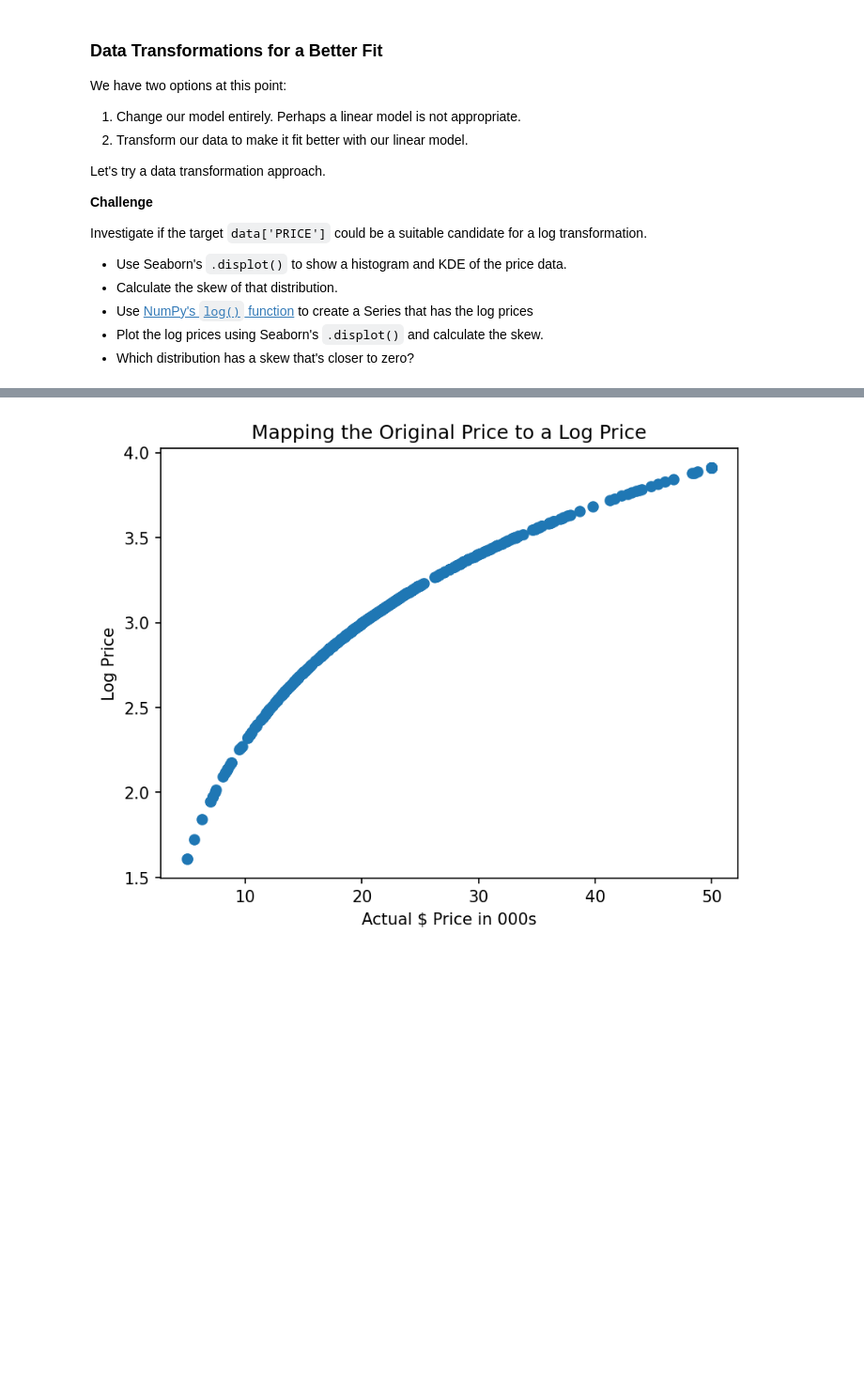
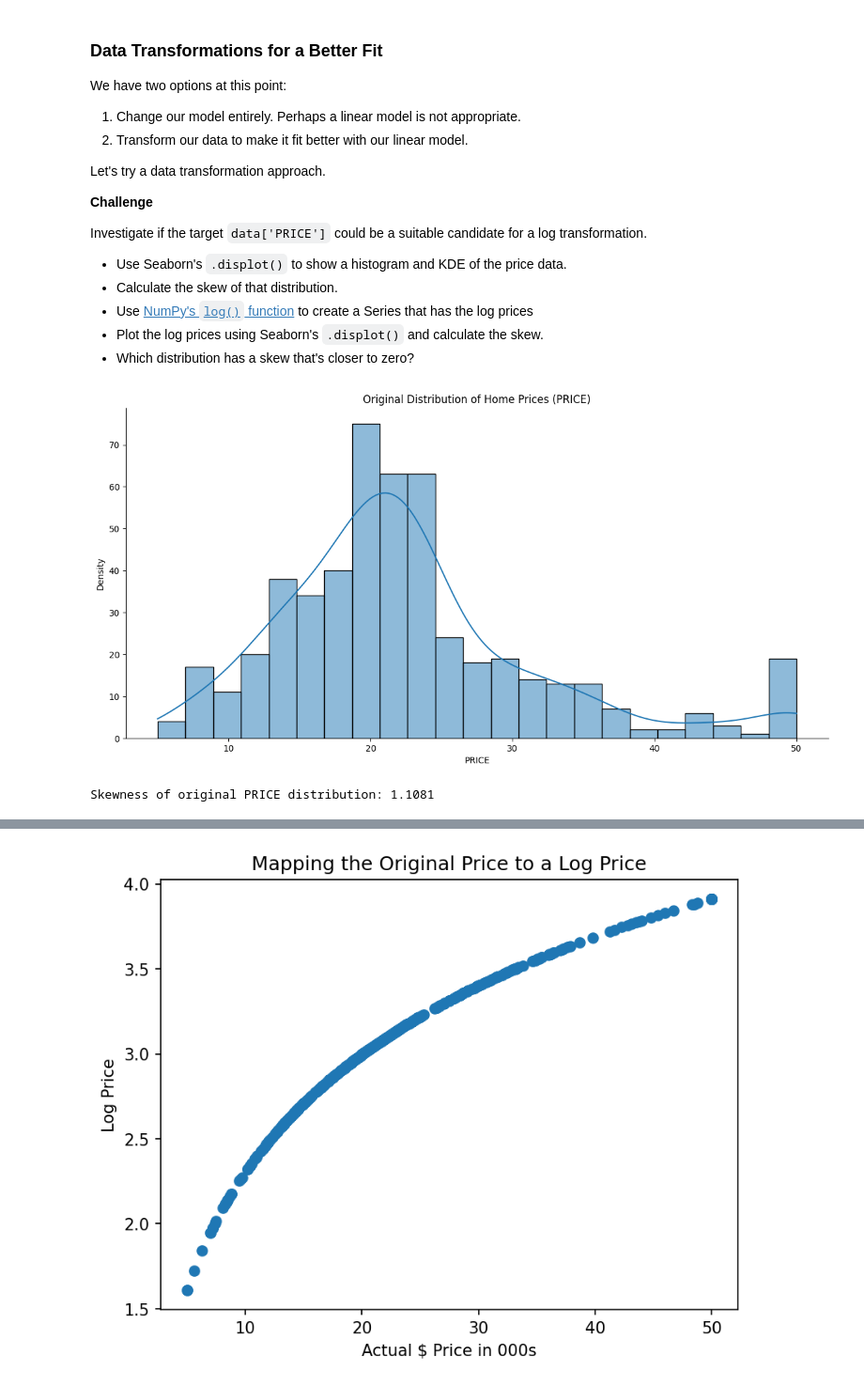
Before and after one commit to Anan014/Python_Pro_Bootcamp, a Jupyter notebook: day81-Predict_House_Prices/Multivariable_Regression_and_Valuation_Model.ipynb, the cells around one changed output, grey strips where cells are left out. Shown at 94% size. Saved outputs shown, nothing was run; the diff lists cells and outputs as text; code cells hidden in the pictures; blank space fills up the shorter version.

Commit message:
day81 - Data Transformations for a Better Fit Completed

```diff
--- a/day81-Predict_House_Prices/Multivariable_Regression_and_Valuation_Model.ipynb
+++ b/day81-Predict_House_Prices/Multivariable_Regression_and_Valuation_Model.ipynb
@@ -712,3 +712,17 @@ Investigate if the target `data['PRICE']` could be a suitable candidate for a lo
 * Use [NumPy's `log()` function](https://numpy.org/doc/stable/reference/generated/numpy.log.html) to create a Series that has the log prices
 * Plot the log prices using Seaborn's `.displot()` and calculate the skew.
 * Which distribution has a skew that's closer to zero?
+# %%
+# Plot the original distribution of PRICE
+sns.displot(data['PRICE'], kde=True, aspect=2, height=6)
+plt.title('Original Distribution of Home Prices (PRICE)')
+plt.xlabel('PRICE')
+plt.ylabel('Density')
+plt.show()
+
+# Calculate and print the skewness of the original PRICE distribution
+original_skew = data['PRICE'].skew()
+print(f"Skewness of original PRICE distribution: {original_skew:.4f}")
+# %% [output]
+[figure, added]
+Skewness of original PRICE distribution: 1.1081
```
Also changed, not shown: parts of 2 cells of this notebook.
